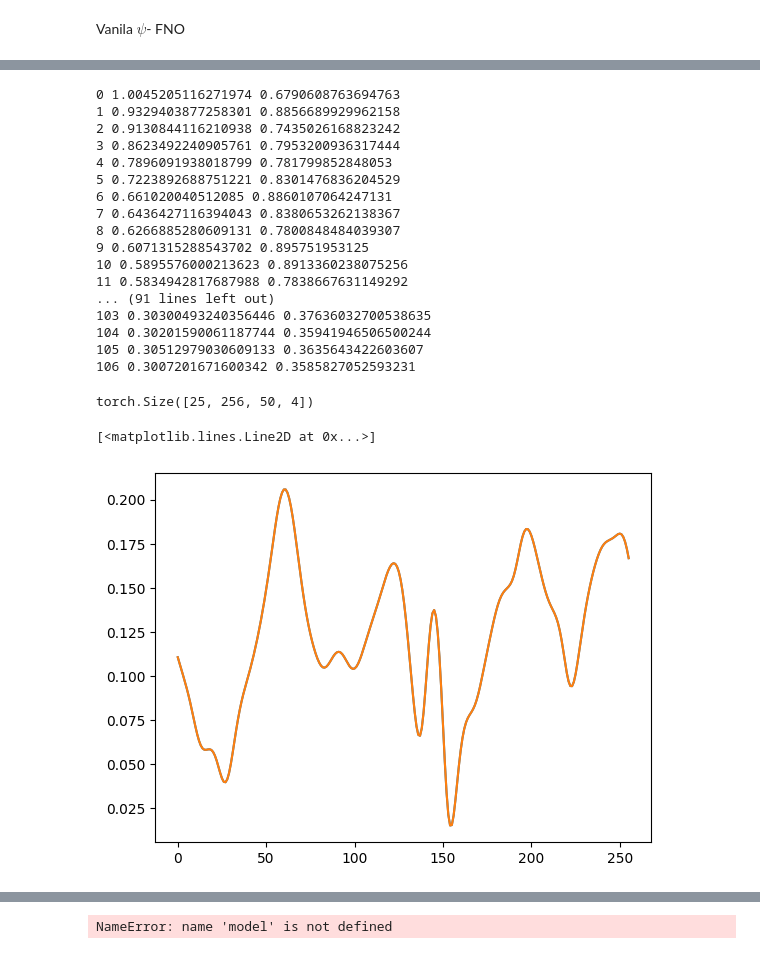
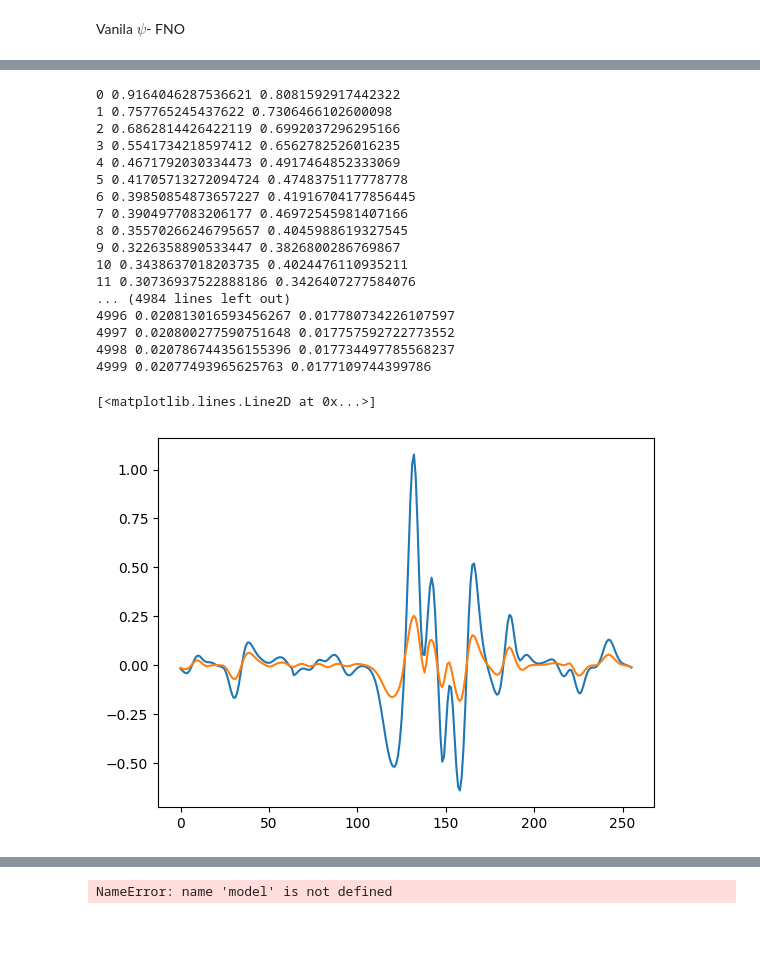
Before and after one commit to xx257xx/CONTEXT_FLUX_NO, a Jupyter notebook: ICONFLUXNO-attention.ipynb, the cells around one changed output, grey strips where cells are left out. Cells and saved outputs as stored; diff of their text form; code cells hidden in the pictures.

```diff
--- a/ICONFLUXNO-attention.ipynb
+++ b/ICONFLUXNO-attention.ipynb
@@ -548,7 +477,8 @@ with open(file='trainingdataset_no_source_01_500_100_05.pickle', mode='rb') as f
 
 
 with open(file='testdataset_no_source_01_5_100_05.pickle', mode='rb') as f:
-    testset=pickle.load(f)
+    testset=pickle.load(f)[:,:]
+
+
+XX = dataset[:,:,:20,0].unsqueeze(-1).to(device)
+consiI = dataset[:,:,:20,1].unsqueeze(-1).to(device)
-# %%
-XX = dataset[:,:,:50,0].unsqueeze(-1).to(device)
-consiI = dataset[:,:,:50,1].unsqueeze(-1).to(device)
@@ -561,8 +487,14 @@ learning_rate = 0.0005
 step_size = 100
 re = 3
 gamma = 0.5
-model = ContextFNO(16,64,5).to(device)
-BSIZE = 25
+#C_ctx = x.size(-1)
+#C_win = xl.size(-1)
+#print('C_ctx =', C_ctx, 'C_win =', C_win)   # 확인용
+
+# 올바른 생성자 인자 순서: (mode1d, width, depth, C_win, C_ctx)
+model = ContextFNOHyperViT2D(16,96,4,4,1).to(device)
+#print(count_params(model))
+BSIZE = 20
 #print(count_params(model))
 lambd = 5
 
@@ -576,7 +508,7 @@ myloss = LpLoss(size_average=True)
 myloss2 = LpLoss(size_average=True)
 for ep in range(5000):
 
-    for j in range(5):
+    for j in range(25):
         x = XX[BSIZE*j:BSIZE*(j+1)]
         consi = consiI[BSIZE*j:BSIZE*(j+1)]
         model.train()
@@ -591,12 +523,12 @@ for ep in range(5000):
         xl = torch.cat((torch.roll(x, -2, dims = 1),torch.roll(x, -1, dims = 1), x,torch.roll(x, 1, dims = 1)),dim=3)
         xr = torch.cat((torch.roll(x, -1, dims = 1),x, torch.roll(x, 1, dims = 1), torch.roll(x, 2, dims = 1)),dim=3)
 
-        f0 = model.forward(x[:,:,:5],xl)
-        f1 = model.forward(x[:,:,:5],xr)
+        f0 = model.train_forward(100*(torch.roll(x, -1, dims = 2)-x)[:,:,0:19],xl)
+        f1 = model.train_forward(100*(torch.roll(x, -1, dims = 2)-x)[:,:,0:19],xr)
 
-        l2_tm = lambd*myloss(((0.128))*(f0-f1)[:,:,0:49,0], (torch.roll(x, -1, dims = 2)-x)[:,:,0:49,0].detach())
+        l2_tm = lambd*myloss(((0.128))*(f0-f1)[:,:,0:19,0], (torch.roll(x, -1, dims = 2)-x)[:,:,0:19,0].detach())
 
-        MM = model.forward(x[:,:,:5], torch.cat((x,x,x,x), dim = 3))
+        MM = model.train_forward(100*(torch.roll(x, -1, dims = 2)-x)[:,:,0:19], torch.cat((x,x,x,x), dim = 3))
 
         train_l2_tm = l2_tm.item()
         l2_F = myloss(MM, consi) #Burgers
@@ -619,40 +551,36 @@ for ep in range(5000):
 
     t2 = default_timer()
 # %% [output]
-0 1.0045205116271974 0.6790608763694763
-1 0.9329403877258301 0.8856689929962158
-2 0.9130844116210938 0.7435026168823242
-3 0.8623492240905761 0.7953200936317444
-4 0.7896091938018799 0.781799852848053
-5 0.7223892688751221 0.8301476836204529
-6 0.661020040512085 0.8860107064247131
-7 0.6436427116394043 0.8380653262138367
-8 0.6266885280609131 0.7800848484039307
-9 0.6071315288543702 0.895751953125
-10 0.5895576000213623 0.8913360238075256
-11 0.5834942817687988 0.7838667631149292
-... (91 lines left out)
-103 0.30300493240356446 0.37636032700538635
-104 0.30201590061187744 0.35941946506500244
-105 0.30512979030609133 0.3635643422603607
-106 0.3007201671600342 0.3585827052593231
+0 0.9164046287536621 0.8081592917442322
+1 0.757765245437622 0.7306466102600098
+2 0.6862814426422119 0.6992037296295166
+3 0.5541734218597412 0.6562782526016235
+4 0.4671792030334473 0.4917464852333069
+5 0.41705713272094724 0.4748375117778778
+6 0.39850854873657227 0.41916704177856445
+7 0.3904977083206177 0.46972545981407166
+8 0.35570266246795657 0.4045988619327545
+9 0.3226358890533447 0.3826800286769867
+10 0.3438637018203735 0.4024476110935211
+11 0.30736937522888186 0.3426407277584076
+... (4984 lines left out)
+4996 0.020813016593456267 0.017780734226107597
+4997 0.020800277590751648 0.017757592722773552
+4998 0.020786744356155396 0.017734497785568237
+4999 0.02077493965625763 0.0177109744399786
-# %%
-xr.shape
-# %% [output]
-torch.Size([25, 256, 50, 4])
 # %%
-model = ContextFNO(5,10,5).to(device)
+#model = ContextFNOAttn2D(16,64,5,4,1).to(device)
 model.eval()
 x = dataset[:1,:,0,0].unsqueeze(-1).to(device)
-X = dataset[0:1,:,:50,0].unsqueeze(-1).to(device)
+X = dataset[:1,:,:19,0].unsqueeze(-1).to(device)
 xl = torch.cat((torch.roll(x, -2, dims = 1),torch.roll(x, -1, dims = 1), x,torch.roll(x, 1, dims = 1)),dim=2)
 xr = torch.cat((torch.roll(x, -1, dims = 1),x, torch.roll(x, 1, dims = 1), torch.roll(x, 2, dims = 1)),dim=2)
-plt.plot((model.forward(X,xl)).squeeze().detach().cpu())
+plt.plot((model.forward(100*(torch.roll(X, -1, dims = 2)-X)[:,:,0:19],xl)-model.forward(100*(torch.roll(X, -1, dims = 2)-X)[:,:,0:19],xr)).squeeze().detach().cpu())
 x = dataset[:1,:,0,0].unsqueeze(-1).to(device)
-X = dataset[0:1,:,:50,0].unsqueeze(-1).to(device)
+X = dataset[2:3,:,:19,0].unsqueeze(-1).to(device)
 xl = torch.cat((torch.roll(x, -2, dims = 1),torch.roll(x, -1, dims = 1), x,torch.roll(x, 1, dims = 1)),dim=2)
 xr = torch.cat((torch.roll(x, -1, dims = 1),x, torch.roll(x, 1, dims = 1), torch.roll(x, 2, dims = 1)),dim=2)
-plt.plot((model.forward(X,xl)).squeeze().detach().cpu())
+plt.plot((model.forward(100*(torch.roll(X, -1, dims = 2)-X)[:,:,0:19],xl)-model.forward(100*(torch.roll(X, -1, dims = 2)-X)[:,:,0:19],xr)).squeeze().detach().cpu())
 # %% [output]
 [<matplotlib.lines.Line2D at 0x...>]
-[figure, old version]
+[figure, new version]
```
Also changed, not shown: parts of 18 cells of this notebook.
